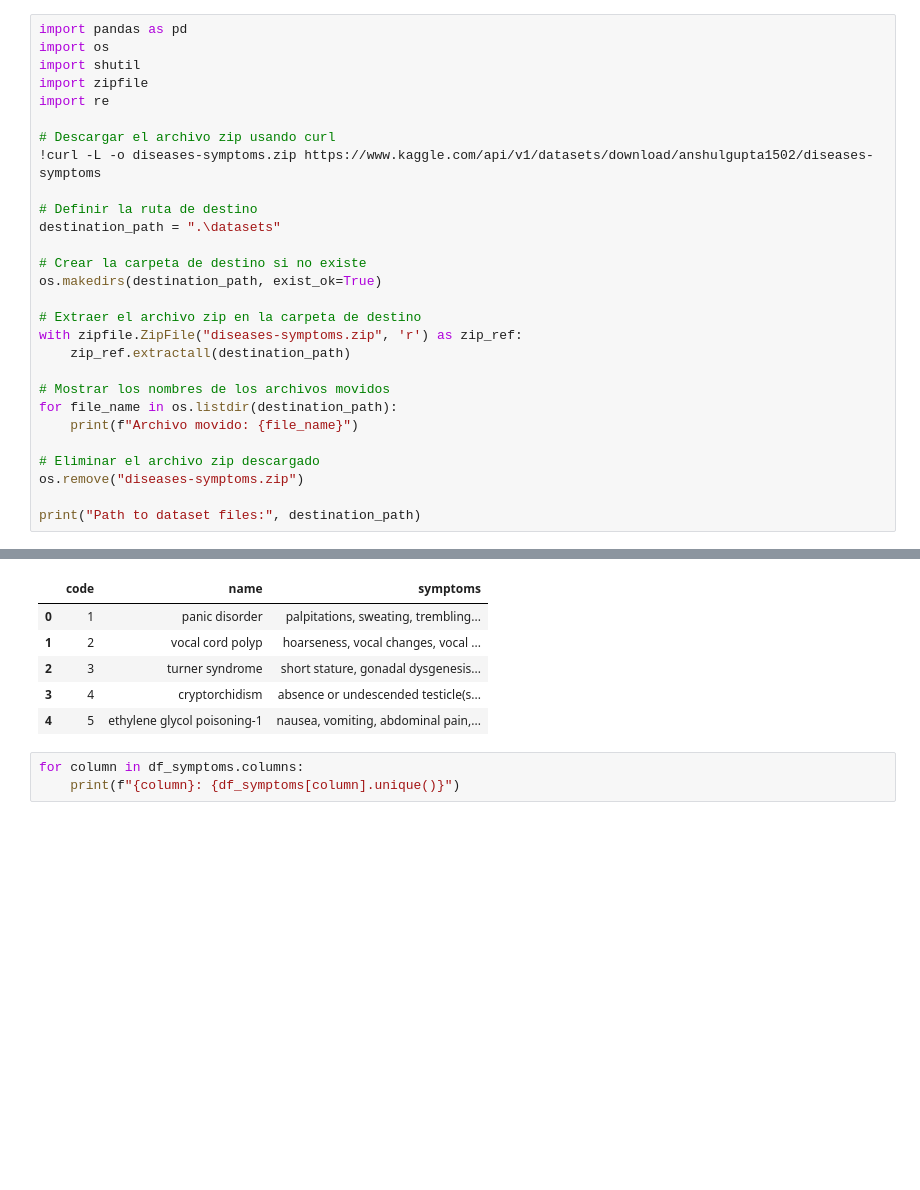
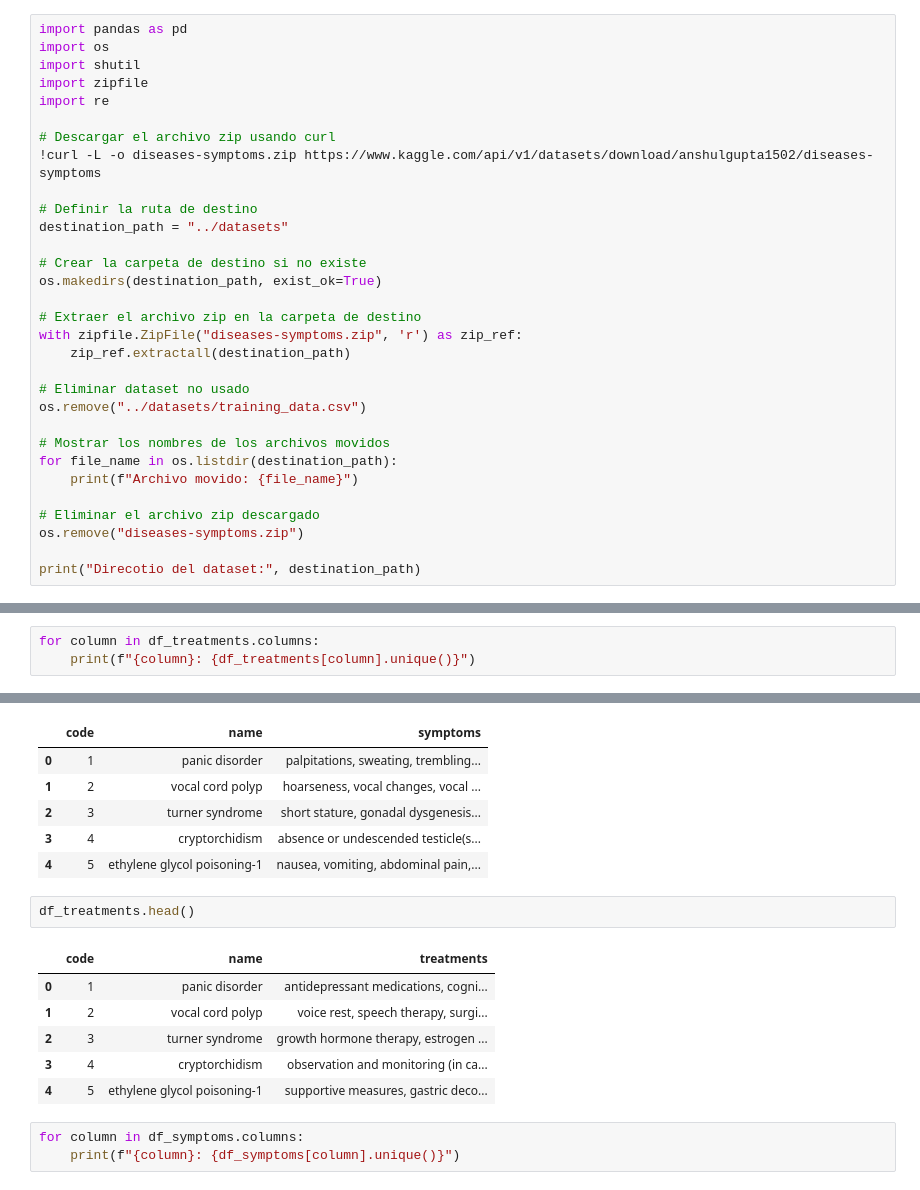
Before and after one commit to Darnielop/TFM, a Jupyter notebook: Cuadernos Jupyter/creacion_datasets.ipynb, the cells around one changed output, grey strips where cells are left out. Drawn from its saved outputs; the diff is of its cells as text; blank space fills up the shorter version.

```diff
--- a/Cuadernos Jupyter/creacion_datasets.ipynb
+++ b/Cuadernos Jupyter/creacion_datasets.ipynb
@@ -9,7 +11,7 @@ import re
 !curl -L -o diseases-symptoms.zip https://www.kaggle.com/api/v1/datasets/download/anshulgupta1502/diseases-symptoms
 
 # Definir la ruta de destino
-destination_path = ".\datasets"
+destination_path = "../datasets"
 
 # Crear la carpeta de destino si no existe
 os.makedirs(destination_path, exist_ok=True)
@@ -18,6 +20,9 @@ os.makedirs(destination_path, exist_ok=True)
 with zipfile.ZipFile("diseases-symptoms.zip", 'r') as zip_ref:
     zip_ref.extractall(destination_path)
 
+# Eliminar dataset no usado
+os.remove("../datasets/training_data.csv")
+
 # Mostrar los nombres de los archivos movidos
 for file_name in os.listdir(destination_path):
     print(f"Archivo movido: {file_name}")
@@ -25,5 +30,5 @@ for file_name in os.listdir(destination_path):
 # Eliminar el archivo zip descargado
 os.remove("diseases-symptoms.zip")
 
-print("Path to dataset files:", destination_path)
+print("Direcotio del dataset:", destination_path)
 # %% [output]
@@ -109,3 +117,6 @@ Code: [  1   2   3   4   5   6   7   8   9  10  11  12  13  14  15  16  17  18
  'Joint pain, stiffness, swelling, fatigue, loss of appetite'
  'Frequent urination, Increased thirst, Weight loss'
  'Fatigue, Increased hunger, Slow healing of wounds']
+# %%
+for column in df_treatments.columns:
+    print(f"{column}: {df_treatments[column].unique()}")
@@ -195,6 +243,15 @@ df_symptoms.head()
 | 2 | 3 | turner syndrome | short stature, gonadal dysgenesis... |
 | 3 | 4 | cryptorchidism | absence or undescended testicle(s... |
 | 4 | 5 | ethylene glycol poisoning-1 | nausea, vomiting, abdominal pain,... |
+# %%
+df_treatments.head()
+# %% [output]
+|  | code | name | treatments |
+| 0 | 1 | panic disorder | antidepressant medications, cogni... |
+| 1 | 2 | vocal cord polyp | voice rest, speech therapy, surgi... |
+| 2 | 3 | turner syndrome | growth hormone therapy, estrogen ... |
+| 3 | 4 | cryptorchidism | observation and monitoring (in ca... |
+| 4 | 5 | ethylene glycol poisoning-1 | supportive measures, gastric deco... |
 # %%
 for column in df_symptoms.columns:
     print(f"{column}: {df_symptoms[column].unique()}")
```
Also changed, not shown: parts of 39 cells of this notebook, 1 other file.
